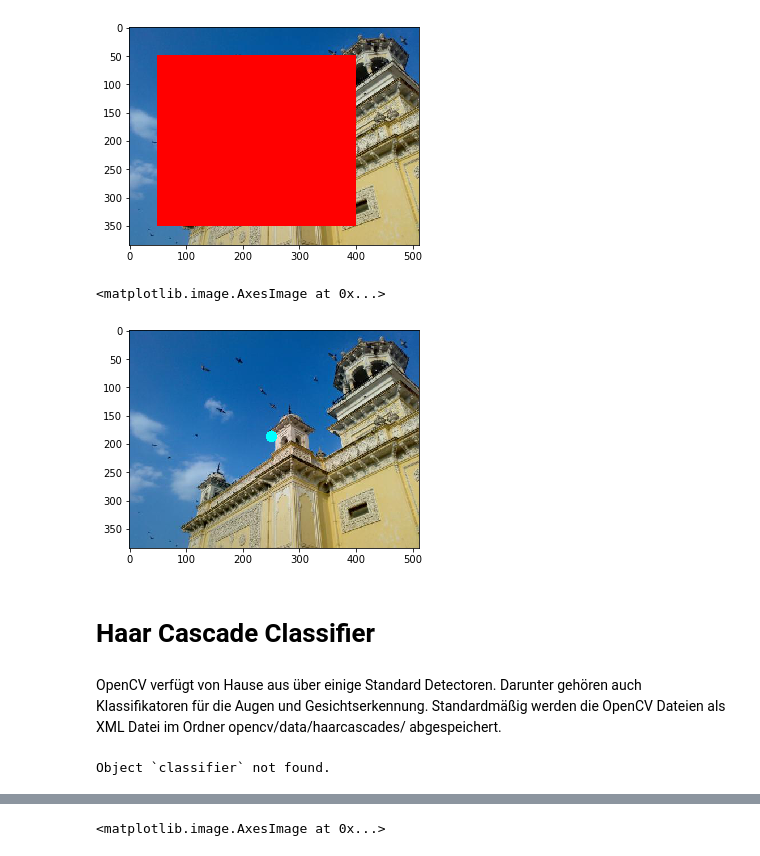
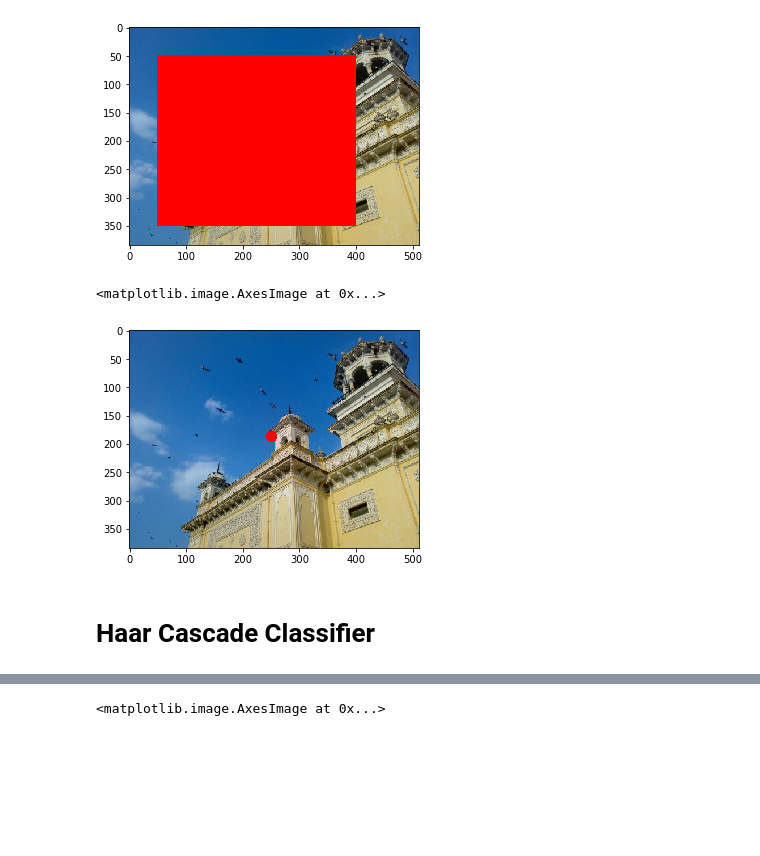
Before and after one commit to codecentric/computer-vision-karlsruhe, a Jupyter notebook: docs/CV_KA_Meetup_1_7_November_2017/opencv-introduction/1_OpenCV_Introduction.ipynb, the cells around one changed output, grey strips where cells are left out. Drawn from its saved outputs; the diff is of its cells as text; code cells hidden in the pictures; blank space fills up the shorter version.

Commit message:
Draft of cascade classifier

```diff
--- a/docs/CV_KA_Meetup_1_7_November_2017/opencv-introduction/1_OpenCV_Introduction.ipynb
+++ b/docs/CV_KA_Meetup_1_7_November_2017/opencv-introduction/1_OpenCV_Introduction.ipynb
@@ -115,17 +135,11 @@ plt.imshow(rect_img)
 # %%
 ## Circle
 circle_img = rgb_image.copy()
 height, width = rgb_image.shape[:2]
-cv2.circle(circle_img, (int(width/2)-5, int(height/2)-5), 10, (0, 255, 255), thickness=-1)
+cv2.circle(circle_img, (int(width/2)-5, int(height/2)-5), 10, (255, 0, 0), thickness=-1)
 plt.imshow(circle_img)
 # %% [output]
 <matplotlib.image.AxesImage at 0x...>
-[figure, old version]
+[figure, new version]
 # %% [markdown]
 # Haar Cascade Classifier
-# %% [markdown]
-OpenCV verfügt von Hause aus über einige Standard Detectoren. Darunter gehören auch Klassifikatoren für die Augen und Gesichtserkennung. Standardmäßig werden die OpenCV Dateien als XML Datei im Ordner opencv/data/haarcascades/ abgespeichert.
-# %%
-Was sind haar cascade classifier?
-# %% [output]
-Object `classifier` not found.
```
Also changed, not shown: parts of 12 cells of this notebook.
